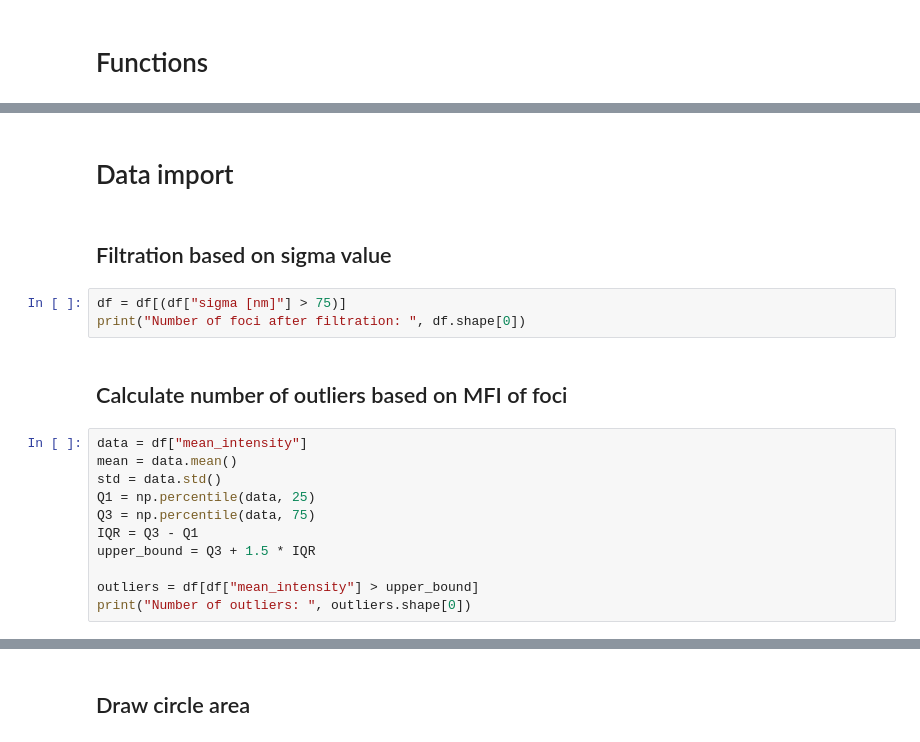
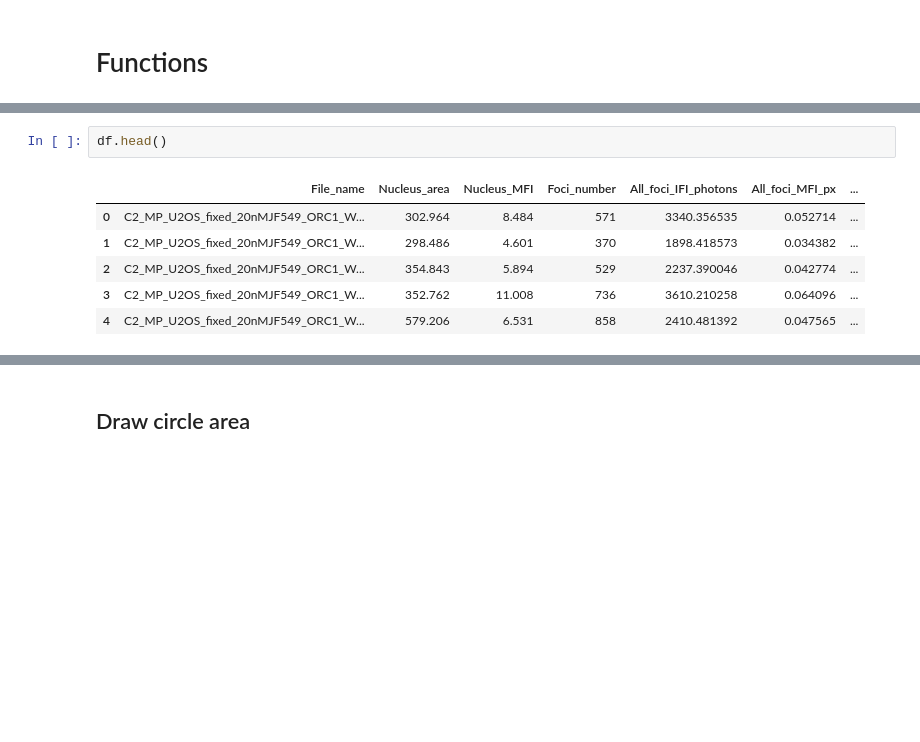
Before and after one commit to Lopatushka/LLPS, a Jupyter notebook: Kmean.ipynb, the cells around one changed output, grey strips where cells are left out. Cells and saved outputs as stored; diff of their text form; blank space fills up the shorter version.

```diff
--- a/Kmean.ipynb
+++ b/Kmean.ipynb
@@ -150,20 +113,9 @@ plot_histogram(df, "mean_intensity", bins=50, xlabel=None, title=None, figsize=(
-# %% [markdown]
-# Data import
-# %% [markdown]
-## Filtration based on sigma value
-# %%
-df = df[(df["sigma [nm]"] > 75)]
-print("Number of foci after filtration: ", df.shape[0])
-# %% [markdown]
-## Calculate number of outliers based on MFI of foci
-# %%
-data = df["mean_intensity"]
-mean = data.mean()
-std = data.std()
-Q1 = np.percentile(data, 25)
-Q3 = np.percentile(data, 75)
-IQR = Q3 - Q1
-upper_bound = Q3 + 1.5 * IQR
-
-outliers = df[df["mean_intensity"] > upper_bound]
-print("Number of outliers: ", outliers.shape[0])
+# %%
+df.head()
+# %% [output]
+|  | File_name | Nucleus_area | Nucleus_MFI | Foci_number | All_foci_IFI_photons | All_foci_MFI_px | ... |
+| 0 | C2_MP_U2OS_fixed_20nMJF549_ORC1_W... | 302.964 | 8.484 | 571 | 3340.356535 | 0.052714 | ... |
+| 1 | C2_MP_U2OS_fixed_20nMJF549_ORC1_W... | 298.486 | 4.601 | 370 | 1898.418573 | 0.034382 | ... |
+| 2 | C2_MP_U2OS_fixed_20nMJF549_ORC1_W... | 354.843 | 5.894 | 529 | 2237.390046 | 0.042774 | ... |
+| 3 | C2_MP_U2OS_fixed_20nMJF549_ORC1_W... | 352.762 | 11.008 | 736 | 3610.210258 | 0.064096 | ... |
+| 4 | C2_MP_U2OS_fixed_20nMJF549_ORC1_W... | 579.206 | 6.531 | 858 | 2410.481392 | 0.047565 | ... |
```
Also changed, not shown: parts of 14 cells of this notebook.
